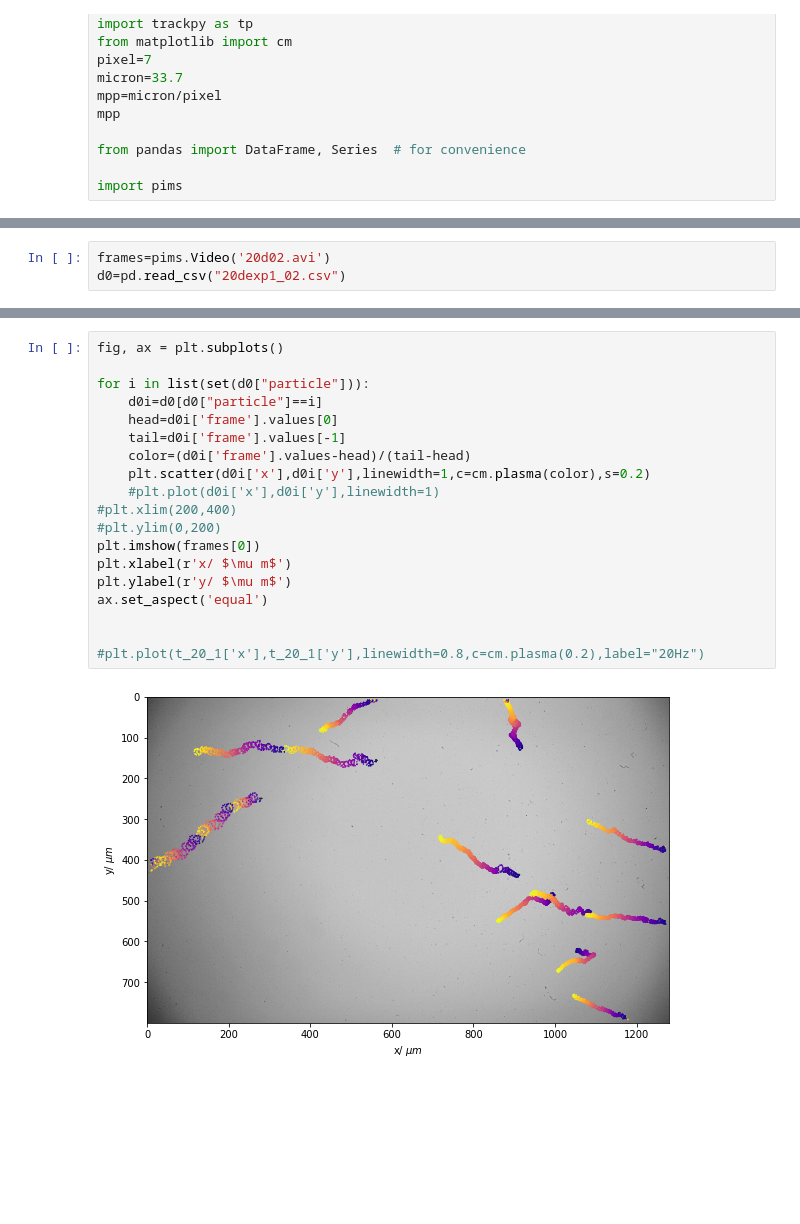
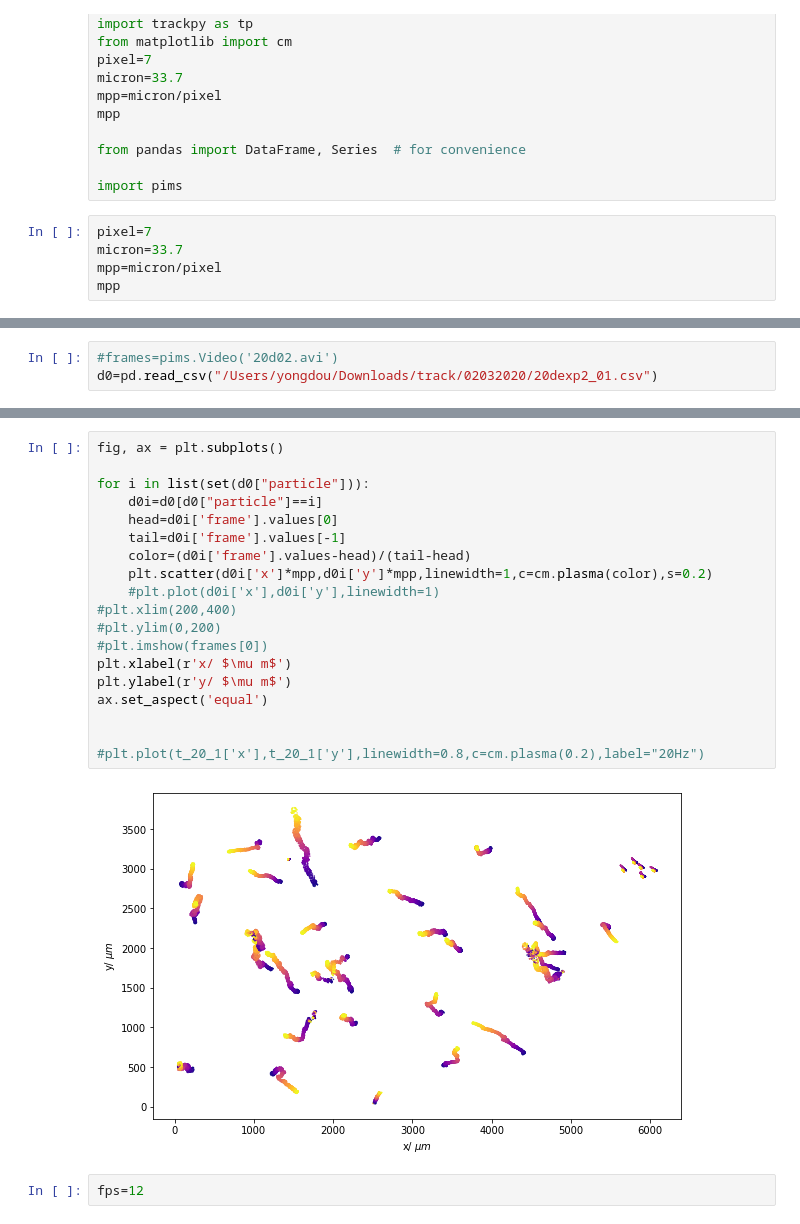
Before and after one commit to someoneinthecrowd/track-colloid-motion, a Jupyter notebook: analysis_data.ipynb, the cells around one changed output, grey strips where cells are left out. Drawn from its saved outputs; the diff is of its cells as text; blank space fills up the shorter version.

```diff
--- a/analysis_data.ipynb
+++ b/analysis_data.ipynb
@@ -25,3 +25,8 @@ mpp
 from pandas import DataFrame, Series  # for convenience
 
 import pims
+# %%
+pixel=7
+micron=33.7
+mpp=micron/pixel
+mpp
@@ -28,6 +40,6 @@ import pims
 # %%
-frames=pims.Video('20d02.avi')
-d0=pd.read_csv("20dexp1_02.csv")
+#frames=pims.Video('20d02.avi')
+d0=pd.read_csv("/Users/yongdou/Downloads/track/02032020/20dexp2_01.csv")
 # %%
 plt.imshow(frames[0])
 # %% [output]
@@ -42,21 +53,23 @@ Drawing multicolor lines takes awhile. Come back in a minute.
 # %%
 fig, ax = plt.subplots()
 
 for i in list(set(d0["particle"])):
     d0i=d0[d0["particle"]==i]
     head=d0i['frame'].values[0]
     tail=d0i['frame'].values[-1]
     color=(d0i['frame'].values-head)/(tail-head)
-    plt.scatter(d0i['x'],d0i['y'],linewidth=1,c=cm.plasma(color),s=0.2)
+    plt.scatter(d0i['x']*mpp,d0i['y']*mpp,linewidth=1,c=cm.plasma(color),s=0.2)
     #plt.plot(d0i['x'],d0i['y'],linewidth=1)
 #plt.xlim(200,400)
 #plt.ylim(0,200)
-plt.imshow(frames[0])
+#plt.imshow(frames[0])
 plt.xlabel(r'x/ $\mu m$')
 plt.ylabel(r'y/ $\mu m$')
 ax.set_aspect('equal')
 
 
 #plt.plot(t_20_1['x'],t_20_1['y'],linewidth=0.8,c=cm.plasma(0.2),label="20Hz")
 # %% [output]
-[figure, old version]
+[figure, new version]
+# %%
+fps=12
```
Also changed, not shown: parts of 10 cells of this notebook.
